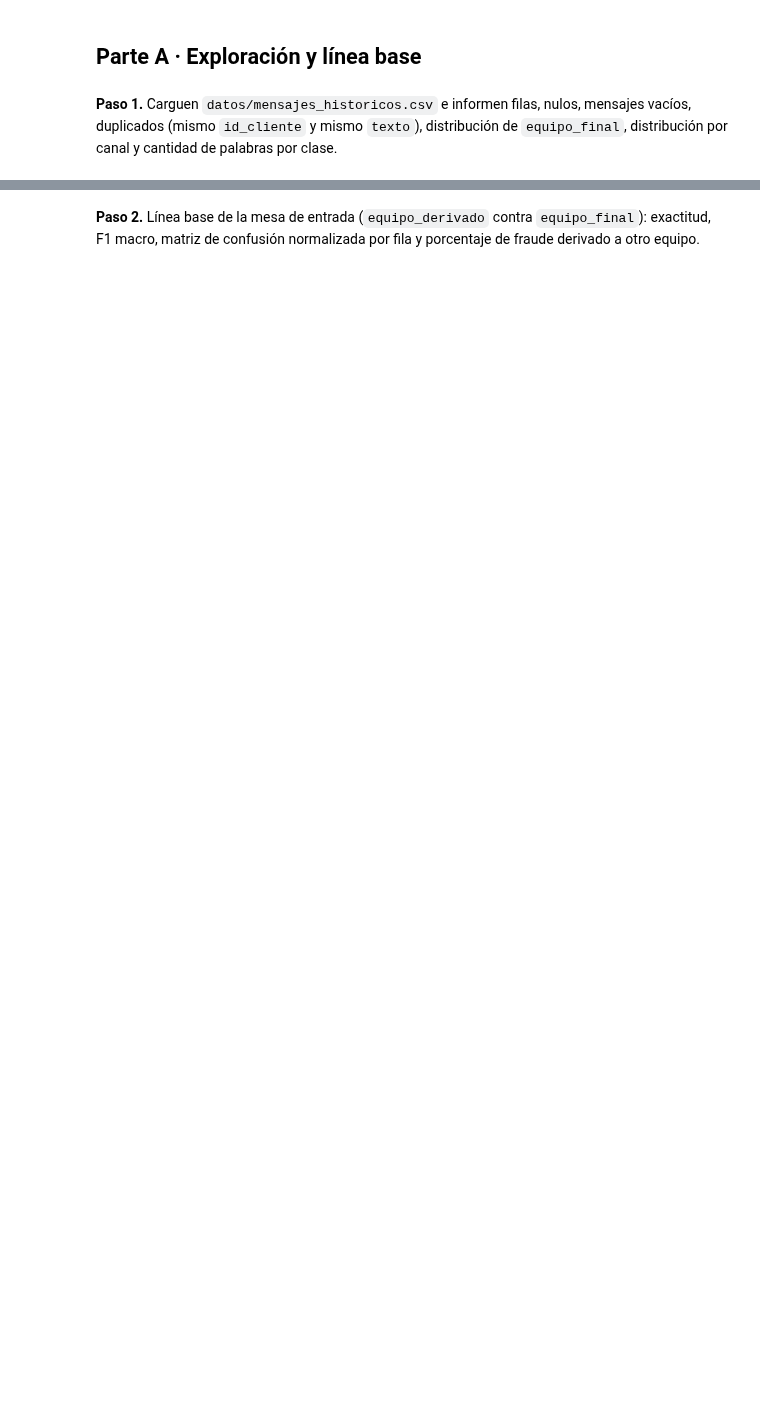
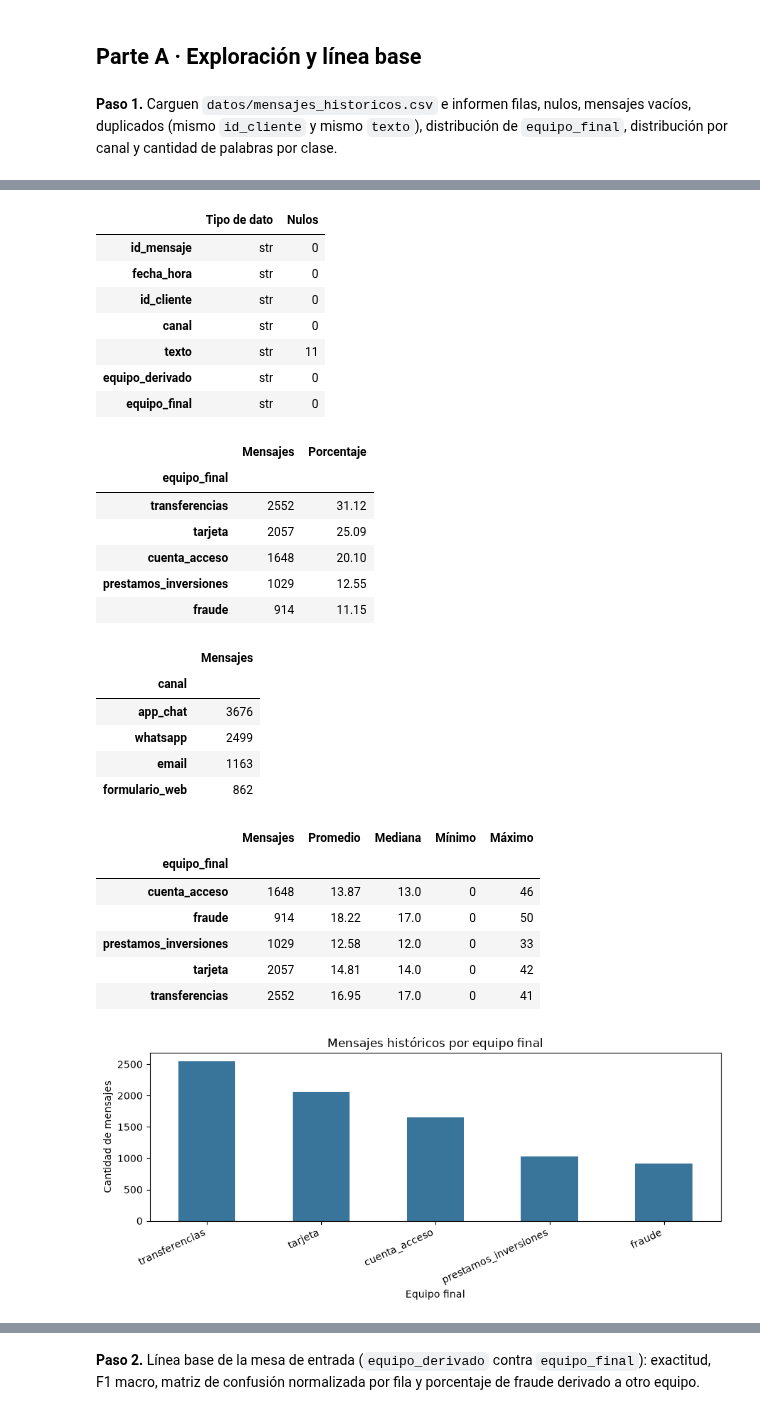
Before and after one commit to juanquiros/ml-cauce-naive-bayes, a Jupyter notebook: caso1_cauce/caso1_cauce.ipynb, the cells around one changed output, grey strips where cells are left out. Drawn from its saved outputs; the diff is of its cells as text; code cells hidden in the pictures; blank space fills up the shorter version.

```diff
--- a/caso1_cauce/caso1_cauce.ipynb
+++ b/caso1_cauce/caso1_cauce.ipynb
@@ -29,4 +37,43 @@ Ejecuten esta celda cada vez que terminen una función de `src/`.
 # %% [markdown]
 **Paso 1.** Carguen `datos/mensajes_historicos.csv` e informen filas, nulos, mensajes vacíos, duplicados (mismo `id_cliente` y mismo `texto`), distribución de `equipo_final`, distribución por canal y cantidad de palabras por clase.
 # %%
-# Tu código aquí
+from IPython.display import display
+
+df_original = pd.read_csv("datos/mensajes_historicos.csv")
+cantidad_palabras_original = df_original["texto"].fillna("").str.split().str.len()
+mensajes_vacios = df_original["texto"].fillna("").str.strip().eq("")
+duplicados = df_original.duplicated(subset=["id_cliente", "texto"], keep="first")
+
+resumen_original = pd.Series({
+    "Registros": len(df_original),
+    "Textos nulos": df_original["texto"].isna().sum(),
+    "Textos vacíos (incluye nulos y espacios)": mensajes_vacios.sum(),
+    "Duplicados por cliente y texto": duplicados.sum(),
+}, name="Cantidad").to_frame()
+display(resumen_original)
+display(pd.DataFrame({
+    "Tipo de dato": df_original.dtypes.astype(str),
+    "Nulos": df_original.isna().sum(),
+}))
+
+distribucion_equipos = df_original["equipo_final"].value_counts().to_frame("Mensajes")
+distribucion_equipos["Porcentaje"] = 100 * distribucion_equipos["Mensajes"] / len(df_original)
+display(distribucion_equipos.round(2))
+display(df_original["canal"].value_counts().to_frame("Mensajes"))
+
+palabras_por_clase = (
+    df_original.assign(palabras=cantidad_palabras_original)
+    .groupby("equipo_final")["palabras"]
+    .agg(["count", "mean", "median", "min", "max"])
+    .rename(columns={"count": "Mensajes", "mean": "Promedio", "median": "Mediana", "min": "Mínimo", "max": "Máximo"})
+)
+display(palabras_por_clase.round(2))
+
+ax = distribucion_equipos["Mensajes"].plot.bar(figsize=(9, 4), color="#39749b")
+ax.set_title("Mensajes históricos por equipo final")
+ax.set_xlabel("Equipo final")
+ax.set_ylabel("Cantidad de mensajes")
+plt.xticks(rotation=25, ha="right")
+plt.tight_layout()
+plt.show()
+# %% [output]
@@ -32,0 +85,29 @@ Ejecuten esta celda cada vez que terminen una función de `src/`.
+|  | Tipo de dato | Nulos |
+| id_mensaje | str | 0 |
+| fecha_hora | str | 0 |
+| id_cliente | str | 0 |
+| canal | str | 0 |
+| texto | str | 11 |
+| equipo_derivado | str | 0 |
+| equipo_final | str | 0 |
+|  | Mensajes | Porcentaje |
+| equipo_final |  |  |
+| transferencias | 2552 | 31.12 |
+| tarjeta | 2057 | 25.09 |
+| cuenta_acceso | 1648 | 20.10 |
+| prestamos_inversiones | 1029 | 12.55 |
+| fraude | 914 | 11.15 |
+|  | Mensajes |
+| canal |  |
+| app_chat | 3676 |
+| whatsapp | 2499 |
+| email | 1163 |
+| formulario_web | 862 |
+|  | Mensajes | Promedio | Mediana | Mínimo | Máximo |
+| equipo_final |  |  |  |  |  |
+| cuenta_acceso | 1648 | 13.87 | 13.0 | 0 | 46 |
+| fraude | 914 | 18.22 | 17.0 | 0 | 50 |
+| prestamos_inversiones | 1029 | 12.58 | 12.0 | 0 | 33 |
+| tarjeta | 2057 | 14.81 | 14.0 | 0 | 42 |
+| transferencias | 2552 | 16.95 | 17.0 | 0 | 41 |
+[figure, added]
```
Also changed, not shown: parts of 13 cells of this notebook.
